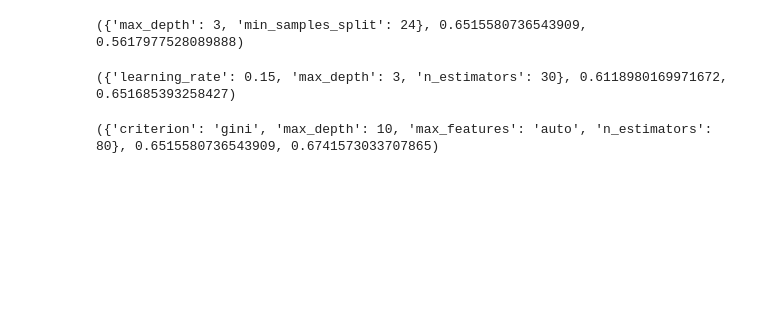
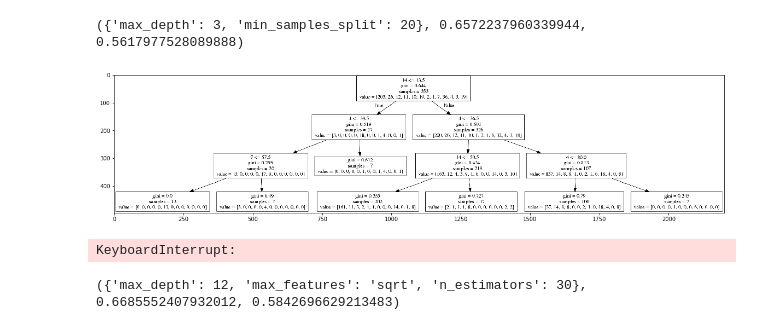
Before and after one commit to ahavrius/stat_learning, a Jupyter notebook: code.ipynb, the cells around one changed output. Saved outputs shown, nothing was run; the diff lists cells and outputs as text; code cells hidden in the pictures; blank space fills up the shorter version.

```diff
--- a/code.ipynb
+++ b/code.ipynb
@@ -86,9 +79,9 @@ def show_tree(tree, features, path):
 # %%
 def grid_search(data_, clf, param, scoring):
+    grid_clf = GridSearchCV(clf, param, cv=50, scoring=scoring, n_jobs=-1)
     train_data, test_data = split_train_test(data_)
     train_x, train_y = from_data_to_xy(train_data)
     test_x, test_y = from_data_to_xy(test_data)
-    grid_clf = GridSearchCV(clf, param, cv=10, scoring=scoring, n_jobs=-1)
     grid_clf_fit = grid_clf.fit(train_x, train_y)
     model = grid_clf_fit.best_estimator_
     model_fit = model.fit(train_x, train_y)
@@ -101,6 +121,5 @@ param_dt={'min_samples_split': range(2, 80, 2),
 clf_dt = DecisionTreeClassifier()
 answer_dt = grid_search(clean_dataset, clf_dt, param_dt, 'accuracy')
 print(answer_dt[:-1])
-#show_tree(answer_dt[-1], chosen_column[:-1], "dec_tree_02.png")
 # %% [output]
-({'max_depth': 3, 'min_samples_split': 24}, 0.6515580736543909, 0.5617977528089888)
+({'max_depth': 3, 'min_samples_split': 20}, 0.6572237960339944, 0.5617977528089888)
@@ -113,3 +126,7 @@ print(answer_dt[:-1])
+# %%
+show_tree(answer_dt[-1], chosen_column[:-1], "dec_tree_03.png")
+# %% [output]
+[figure, added]
 # %%
 clf_boost = GradientBoostingClassifier(loss='deviance', min_samples_split=6)
 param_boost = {"learning_rate": [0.05, 0.075, 0.1, 0.15, 0.2],
@@ -119,4 +136,4 @@ param_boost = {"learning_rate": [0.05, 0.075, 0.1, 0.15, 0.2],
 answer_boost = grid_search(clean_dataset, clf_boost, param_boost, 'accuracy')
 print(answer_boost[:-1])
 # %% [output]
-({'learning_rate': 0.15, 'max_depth': 3, 'n_estimators': 30}, 0.6118980169971672, 0.651685393258427)
+KeyboardInterrupt:
@@ -134,4 +147,4 @@ param_rf = {
 answer_rf = grid_search(clean_dataset, clf_rf, param_rf, 'accuracy')
 print(answer_rf[:-1])
 # %% [output]
-({'criterion': 'gini', 'max_depth': 10, 'max_features': 'auto', 'n_estimators': 80}, 0.6515580736543909, 0.6741573033707865)
+({'max_depth': 12, 'max_features': 'sqrt', 'n_estimators': 30}, 0.6685552407932012, 0.5842696629213483)
```
Also changed, not shown: parts of 14 cells of this notebook, 5 other files.
